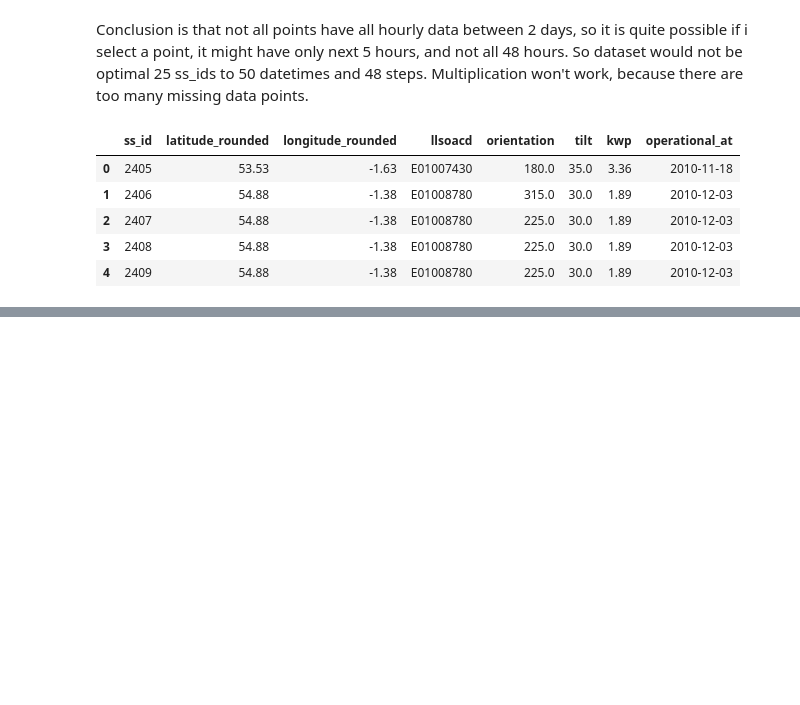
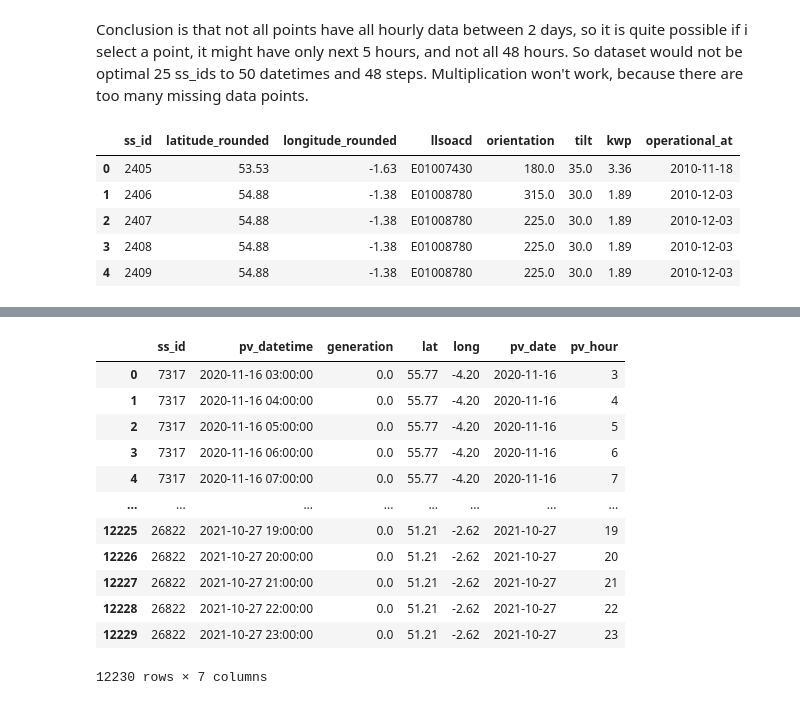
Before and after one commit to roshnaeem/gsoc-data, a Jupyter notebook: tft.ipynb, the cells around one changed output, grey strips where cells are left out. Drawn from its saved outputs; the diff is of its cells as text; code cells hidden in the pictures; blank space fills up the shorter version.

```diff
--- a/tft.ipynb
+++ b/tft.ipynb
@@ -167,0 +171,20 @@ pv_df.to_csv("Try.csv")
+# %%
+pv_sites_id = [int(id) for id in pv_sites_id]
+# pv_sites_id
+# %%
+pv_site_dict = {'ss_id':[], "lat":[], "long": []}
+
+for id in pv_sites_id:
+    row = meta_data[meta_data['ss_id'] == id]
+    if not row.empty:
+        pv_site_dict['ss_id'].append(id)
+        pv_site_dict['lat'].append(row['latitude_rounded'].values[0])
+        pv_site_dict['long'].append(row['longitude_rounded'].values[0])
+    else:
+        print('row empty')
+
+
+
+print(pv_site_dict)
+meta_site_df = pd.DataFrame.from_dict(pv_site_dict)
+# meta_site_df
@@ -167,0 +210,21 @@ pv_df.to_csv("Try.csv")
+# %%
+combined_df['pv_datetime'] = pd.to_datetime(combined_df['pv_datetime'])
+
+# Extract date and hour from pv_datetime
+combined_df['pv_date'] = combined_df['pv_datetime'].dt.date
+combined_df['pv_hour'] = combined_df['pv_datetime'].dt.hour
+combined_df
+# %% [output]
+|  | ss_id | pv_datetime | generation | lat | long | pv_date | pv_hour |
+| 0 | 7317 | 2020-11-16 03:00:00 | 0.0 | 55.77 | -4.20 | 2020-11-16 | 3 |
+| 1 | 7317 | 2020-11-16 04:00:00 | 0.0 | 55.77 | -4.20 | 2020-11-16 | 4 |
+| 2 | 7317 | 2020-11-16 05:00:00 | 0.0 | 55.77 | -4.20 | 2020-11-16 | 5 |
+| 3 | 7317 | 2020-11-16 06:00:00 | 0.0 | 55.77 | -4.20 | 2020-11-16 | 6 |
+| 4 | 7317 | 2020-11-16 07:00:00 | 0.0 | 55.77 | -4.20 | 2020-11-16 | 7 |
+| ... | ... | ... | ... | ... | ... | ... | ... |
+| 12225 | 26822 | 2021-10-27 19:00:00 | 0.0 | 51.21 | -2.62 | 2021-10-27 | 19 |
+| 12226 | 26822 | 2021-10-27 20:00:00 | 0.0 | 51.21 | -2.62 | 2021-10-27 | 20 |
+| 12227 | 26822 | 2021-10-27 21:00:00 | 0.0 | 51.21 | -2.62 | 2021-10-27 | 21 |
+| 12228 | 26822 | 2021-10-27 22:00:00 | 0.0 | 51.21 | -2.62 | 2021-10-27 | 22 |
+| 12229 | 26822 | 2021-10-27 23:00:00 | 0.0 | 51.21 | -2.62 | 2021-10-27 | 23 |
+12230 rows × 7 columns
```
Also changed, not shown: parts of 13 cells of this notebook, 1 other file.
